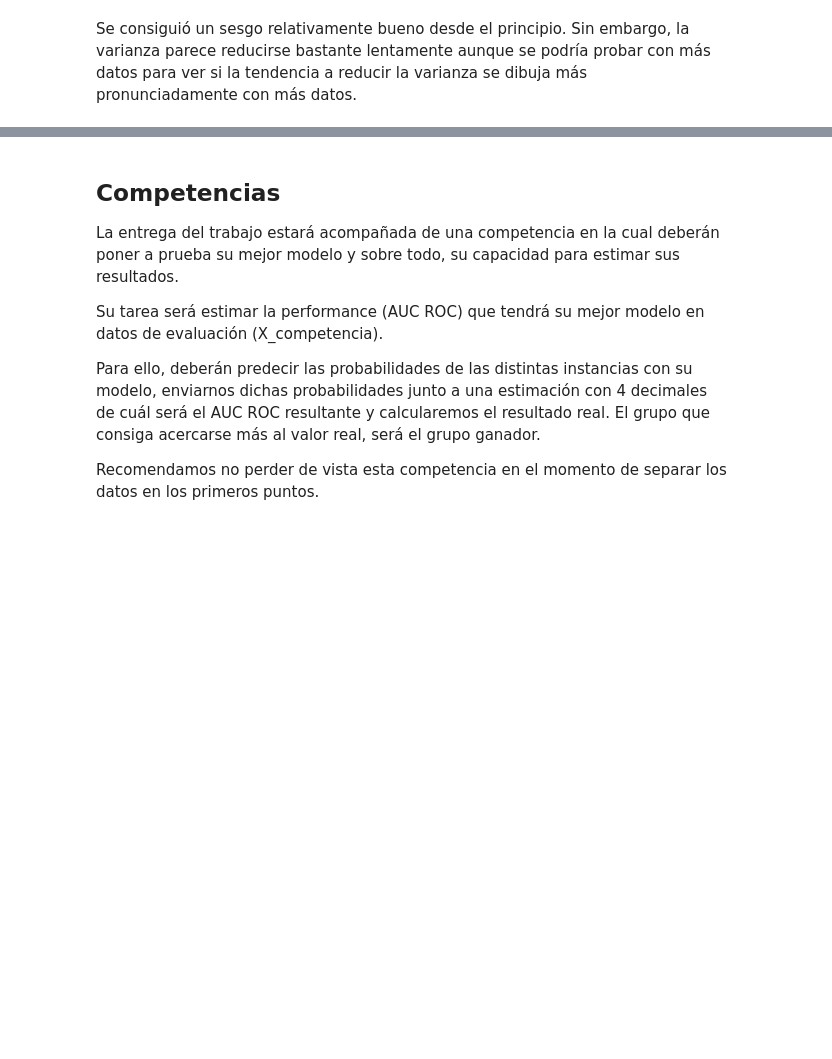
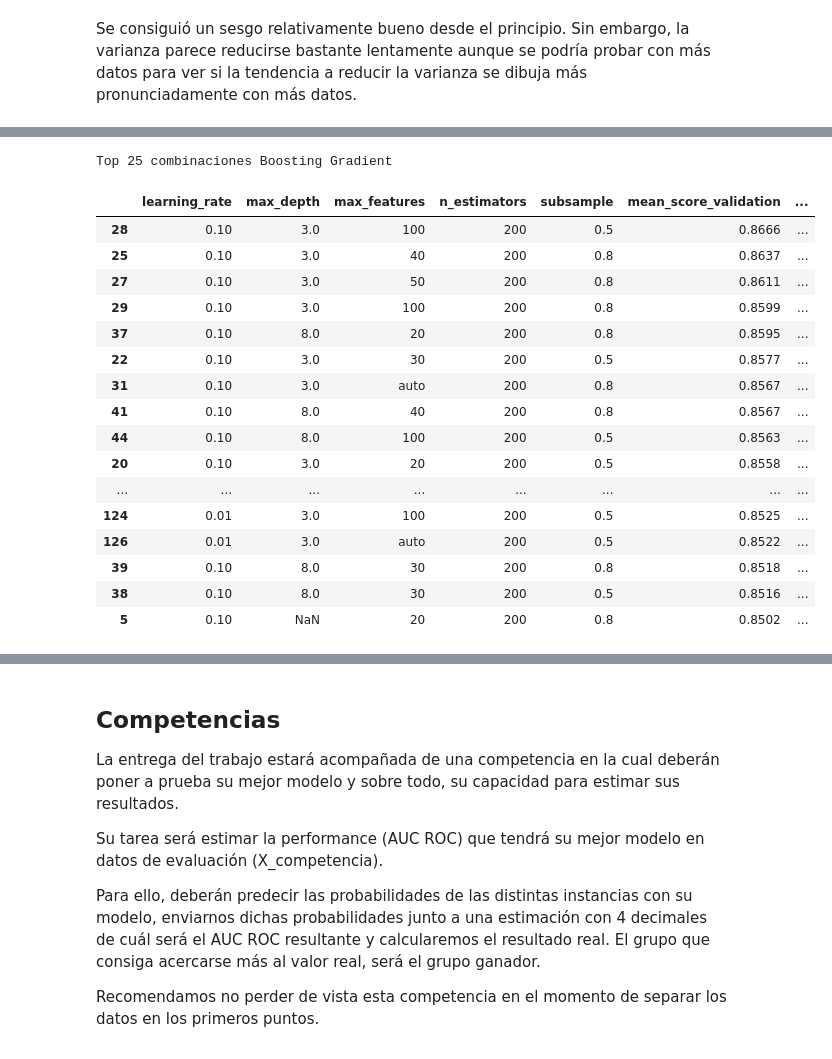
Before and after one commit to cosa65/aprendizajeAutomatico, a Jupyter notebook: TP1/TP1.ipynb, the cells around one changed output, grey strips where cells are left out. Drawn from its saved outputs; the diff is of its cells as text; code cells hidden in the pictures; blank space fills up the shorter version.

```diff
--- a/TP1/TP1.ipynb
+++ b/TP1/TP1.ipynb
@@ -1215,0 +1230,47 @@ Se consiguió un sesgo relativamente bueno desde el principio. Sin embargo, la v
+# %%
+from sklearn.ensemble import GradientBoostingClassifier
+
+def plot_validation_curve2(train_scores, validation_scores, param_range, xlabel="X", title="Curva de complejidad"):
+    train_scores_mean = np.mean(train_scores, axis=1)
+    train_scores_std = np.std(train_scores, axis=1)
+    validation_scores_mean = np.mean(validation_scores, axis=1)
+    validation_scores_std = np.std(validation_scores, axis=1)
+    plt.figure(figsize=(15,5))
+    plt.ylim(0.0,1.1)
+    plt.title(title)
+    plt.ylabel("Score")
+    plt.yticks(np.arange(0.0, 1.1, 0.1))
+    plt.semilogx(param_range, train_scores_mean, label="Training score", color="darkorange", lw=2)
+    plt.semilogx(param_range, validation_scores_mean, label="Validation score", color="navy", lw=2)
+    marker_line_width = 0.005
+    plt.axhspan(0.8 - marker_line_width/2, 0.8 + marker_line_width/2, alpha=0.5)
+    plt.legend(loc='lower right', bbox_to_anchor=(1.0, 1.0))
+    plt.show()
+
+
+boosting_parameters = {'max_features': [None, 10, 20, 30, 40, 50, 100, 'auto'],
+                        'max_depth' : [None, 3, 8, 15, 30, 50],
+                       'subsample': [0.5, 0.8],
+                       'n_estimators': [200],
+                      'learning_rate': [0.1, 0.01, 0.5, 0.9]}
+grid_boostin_result = doSearch('grid', GradientBoostingClassifier(), boosting_parameters)
+top_resultados(grid_boostin_result, "Boosting Gradient")
+# %% [output]
+Top 25 combinaciones Boosting Gradient
+|  | learning_rate | max_depth | max_features | n_estimators | subsample | mean_score_validation | ... |
+| 28 | 0.10 | 3.0 | 100 | 200 | 0.5 | 0.8666 | ... |
+| 25 | 0.10 | 3.0 | 40 | 200 | 0.8 | 0.8637 | ... |
+| 27 | 0.10 | 3.0 | 50 | 200 | 0.8 | 0.8611 | ... |
+| 29 | 0.10 | 3.0 | 100 | 200 | 0.8 | 0.8599 | ... |
+| 37 | 0.10 | 8.0 | 20 | 200 | 0.8 | 0.8595 | ... |
+| 22 | 0.10 | 3.0 | 30 | 200 | 0.5 | 0.8577 | ... |
+| 31 | 0.10 | 3.0 | auto | 200 | 0.8 | 0.8567 | ... |
+| 41 | 0.10 | 8.0 | 40 | 200 | 0.8 | 0.8567 | ... |
+| 44 | 0.10 | 8.0 | 100 | 200 | 0.5 | 0.8563 | ... |
+| 20 | 0.10 | 3.0 | 20 | 200 | 0.5 | 0.8558 | ... |
+| ... | ... | ... | ... | ... | ... | ... | ... |
+| 124 | 0.01 | 3.0 | 100 | 200 | 0.5 | 0.8525 | ... |
+| 126 | 0.01 | 3.0 | auto | 200 | 0.5 | 0.8522 | ... |
+| 39 | 0.10 | 8.0 | 30 | 200 | 0.8 | 0.8518 | ... |
+| 38 | 0.10 | 8.0 | 30 | 200 | 0.5 | 0.8516 | ... |
+| 5 | 0.10 | NaN | 20 | 200 | 0.8 | 0.8502 | ... |
```
Also changed, not shown: parts of 11 cells of this notebook.
